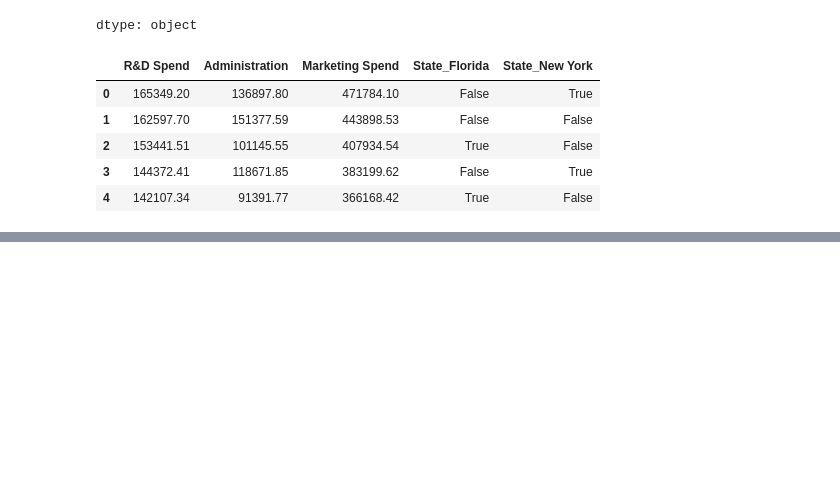
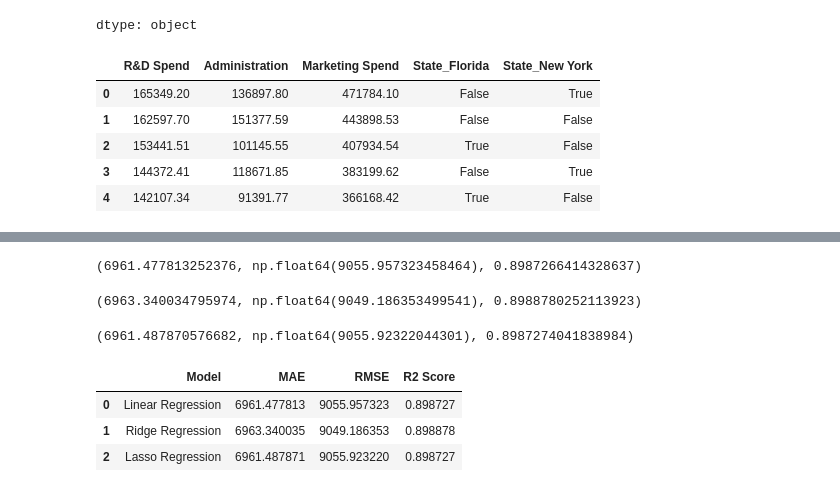
Before and after one commit to roshk10/startup-profit-prediction, a Jupyter notebook: notebooks/startup_profit_regression.ipynb, the cells around one changed output, grey strips where cells are left out. Drawn from its saved outputs; the diff is of its cells as text; code cells hidden in the pictures; blank space fills up the shorter version.

```diff
--- a/notebooks/startup_profit_regression.ipynb
+++ b/notebooks/startup_profit_regression.ipynb
@@ -76,0 +106,65 @@ X_encoded.head()
+# %%
+from sklearn.metrics import mean_absolute_error, mean_squared_error, r2_score
+import numpy as np
+
+mae = mean_absolute_error(y_test, y_pred)
+rmse = np.sqrt(mean_squared_error(y_test, y_pred))
+r2 = r2_score(y_test, y_pred)
+
+mae, rmse, r2
+# %% [output]
+(6961.477813252376, np.float64(9055.957323458464), 0.8987266414328637)
+# %%
+from sklearn.linear_model import Ridge
+
+# Create Ridge model
+model_ridge = Ridge(alpha=1.0)
+
+# Train Ridge model
+model_ridge.fit(X_train, y_train)
+
+# Predict
+y_pred_ridge = model_ridge.predict(X_test)
+# %%
+mae_ridge = mean_absolute_error(y_test, y_pred_ridge)
+rmse_ridge = np.sqrt(mean_squared_error(y_test, y_pred_ridge))
+r2_ridge = r2_score(y_test, y_pred_ridge)
+
+mae_ridge, rmse_ridge, r2_ridge
+# %% [output]
+(6963.340034795974, np.float64(9049.186353499541), 0.8988780252113923)
+# %%
+from sklearn.linear_model import Lasso
+
+# Create Lasso model
+model_lasso = Lasso(alpha=0.1)
+
+# Train Lasso model
+model_lasso.fit(X_train, y_train)
+
+# Predict
+y_pred_lasso = model_lasso.predict(X_test)
+# %%
+mae_lasso = mean_absolute_error(y_test, y_pred_lasso)
+rmse_lasso = np.sqrt(mean_squared_error(y_test, y_pred_lasso))
+r2_lasso = r2_score(y_test, y_pred_lasso)
+
+mae_lasso, rmse_lasso, r2_lasso
+# %% [output]
+(6961.487870576682, np.float64(9055.92322044301), 0.8987274041838984)
+# %%
+import pandas as pd
+
+results = pd.DataFrame({
+    'Model': ['Linear Regression', 'Ridge Regression', 'Lasso Regression'],
+    'MAE': [mae, mae_ridge, mae_lasso],
+    'RMSE': [rmse, rmse_ridge, rmse_lasso],
+    'R2 Score': [r2, r2_ridge, r2_lasso]
+                })
+
+results
+# %% [output]
+|  | Model | MAE | RMSE | R2 Score |
+| 0 | Linear Regression | 6961.477813 | 9055.957323 | 0.898727 |
+| 1 | Ridge Regression | 6963.340035 | 9049.186353 | 0.898878 |
+| 2 | Lasso Regression | 6961.487871 | 9055.923220 | 0.898727 |
```
Also changed, not shown: parts of 3 cells of this notebook.
